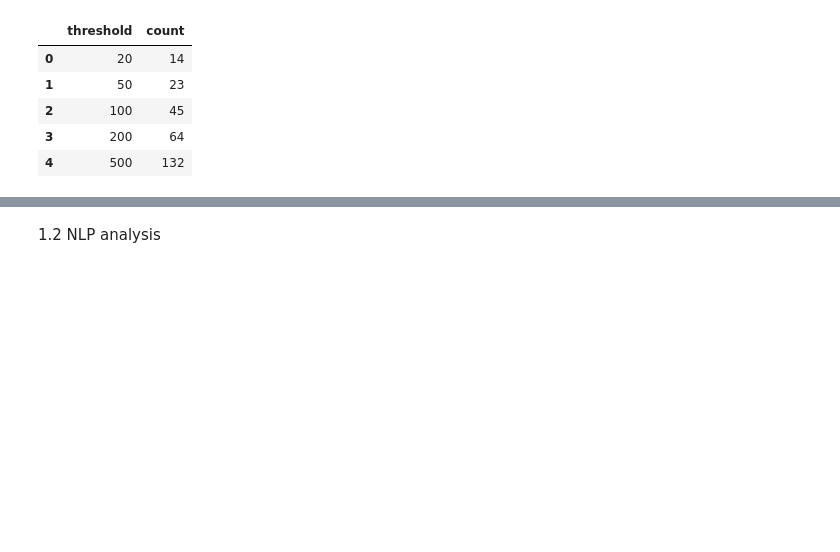
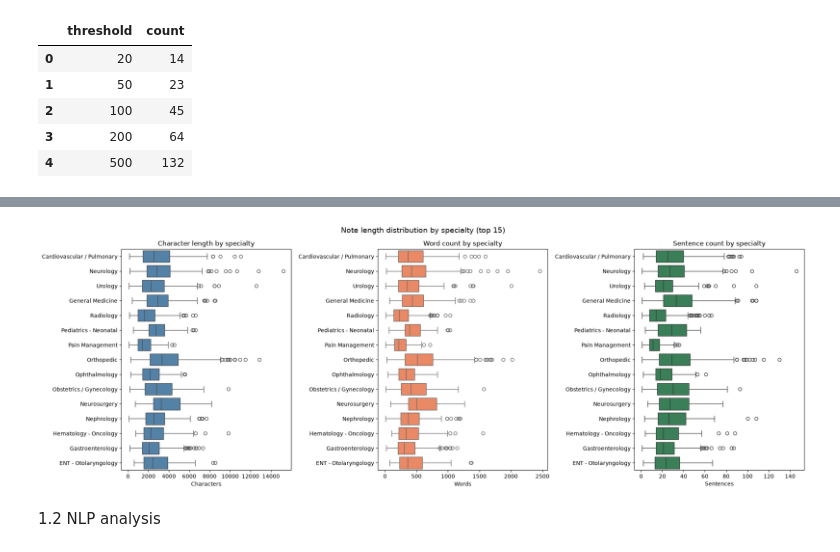
Before and after one commit to bahadirkoko/medical-transcription-classifier, a Jupyter notebook: notebooks/notebook1_phase1and2.ipynb, the cells around one changed output, grey strips where cells are left out. Saved outputs shown, nothing was run; the diff lists cells and outputs as text; code cells hidden in the pictures; blank space fills up the shorter version.

```diff
--- a/notebooks/notebook1_phase1and2.ipynb
+++ b/notebooks/notebook1_phase1and2.ipynb
@@ -200,15 +404,30 @@ plt.show()
 # %%
-# keep only the 10 most common specialties so the plot stays readable
-top_specialties = df['medical_specialty'].value_counts().head(10).index
-subset = df[df['medical_specialty'].isin(top_specialties)]
+top_specs = df['medical_specialty'].value_counts().head(15).index
+subset = df[df['medical_specialty'].isin(top_specs)]
 
-plt.figure(figsize=(12, 7))
-sns.boxplot(data=subset, x='word_count', y='medical_specialty')
-plt.title('Note length by specialty (top 10)')
-plt.xlabel('Words per note')
-plt.ylabel('Specialty')
+fig, axes = plt.subplots(1, 3, figsize=(20, 7))
+
+sns.boxplot(data=subset, y='medical_specialty', x='char_length', ax=axes[0], color='steelblue')
+axes[0].set_title('Character length by specialty')
+axes[0].set_xlabel('Characters')
+axes[0].set_ylabel('')
+
+sns.boxplot(data=subset, y='medical_specialty', x='word_count', ax=axes[1], color='coral')
+axes[1].set_title('Word count by specialty')
+axes[1].set_xlabel('Words')
+axes[1].set_ylabel('')
+
+sns.boxplot(data=subset, y='medical_specialty', x='sentence_count', ax=axes[2], color='seagreen')
+axes[2].set_title('Sentence count by specialty')
+axes[2].set_xlabel('Sentences')
+axes[2].set_ylabel('')
+
+fig.suptitle('Note length distribution by specialty (top 15)', fontsize=14)
 plt.tight_layout()
+plt.savefig('../outputs/figures/length_by_specialty.png', dpi=150, bbox_inches='tight')
 plt.show()
+# %% [output]
+[figure, added]
 # %% [markdown]
 1.2 NLP analysis
 # %%
```
Also changed, not shown: parts of 26 cells of this notebook, 4 other files.
